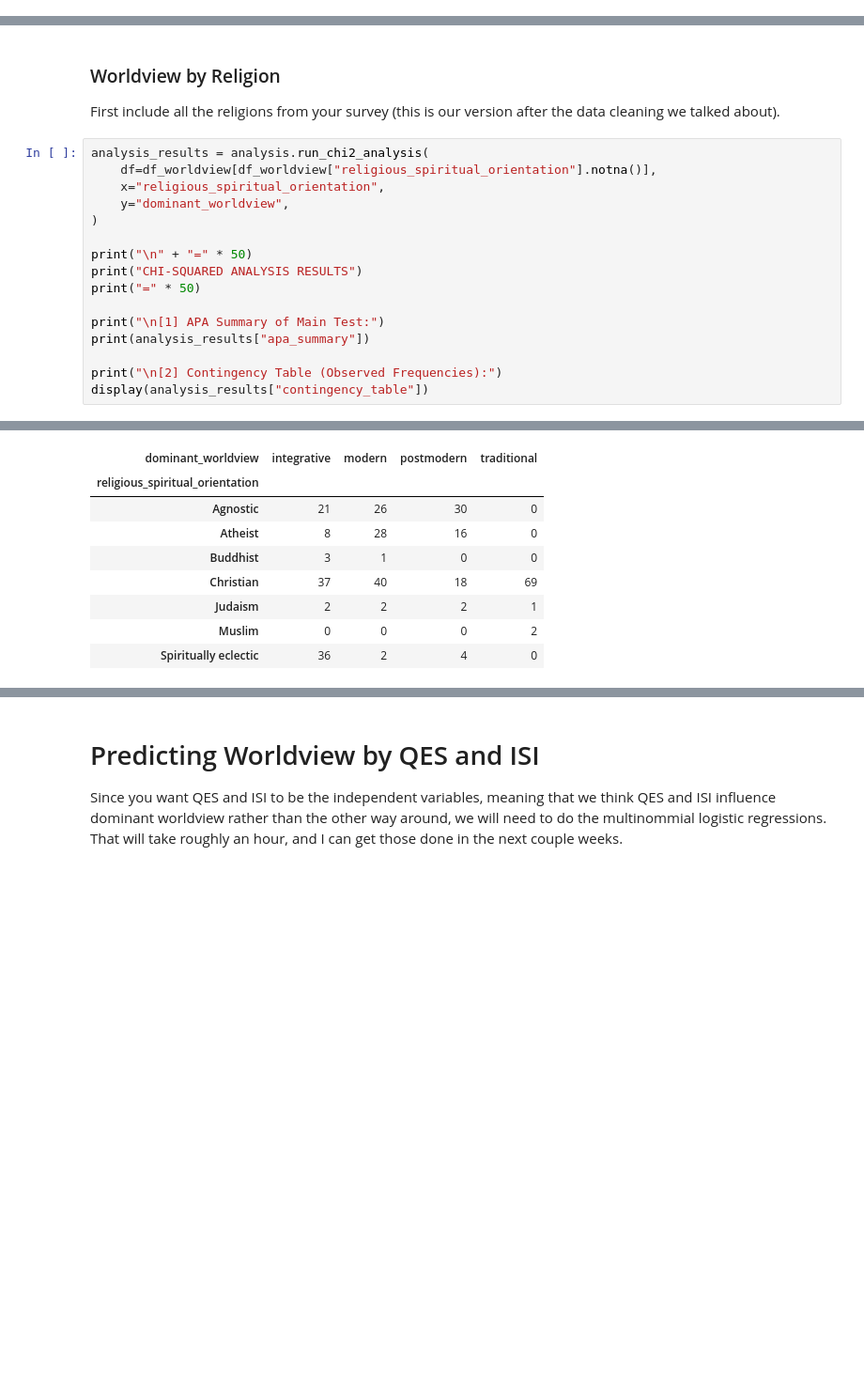
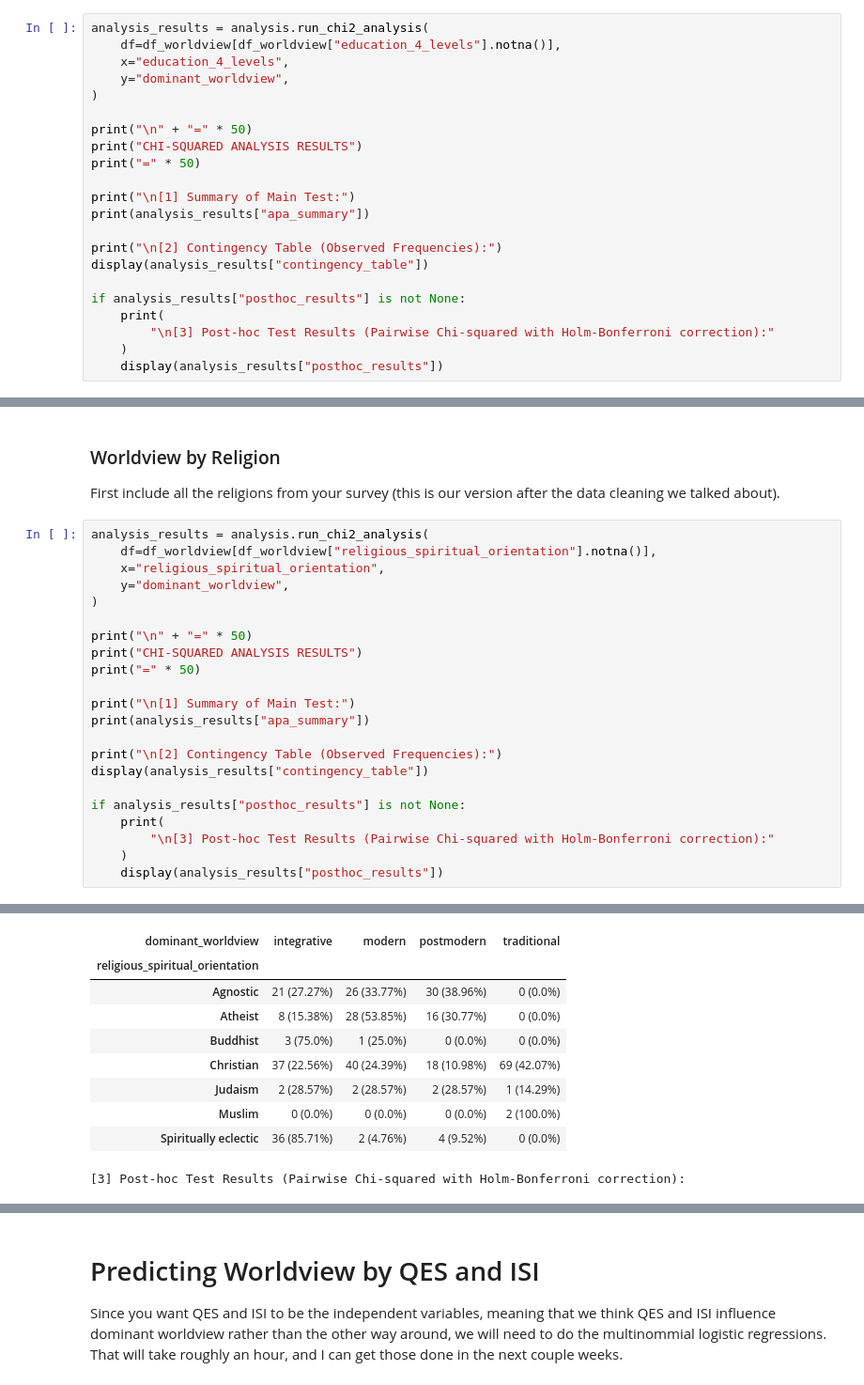
Before and after one commit to ReneeErnst/worldview-study, a Jupyter notebook: notebooks/analysis.ipynb, the cells around one changed output, grey strips where cells are left out. Shown: that part at 94% size. Drawn from its saved outputs; the diff is of its cells as text; blank space fills up the shorter version.

```diff
--- a/notebooks/analysis.ipynb
+++ b/notebooks/analysis.ipynb
@@ -845,0 +953,22 @@ Will need post hoc analysis on this as well.
+# %%
+analysis_results = analysis.run_chi2_analysis(
+    df=df_worldview[df_worldview["education_4_levels"].notna()],
+    x="education_4_levels",
+    y="dominant_worldview",
+)
+
+print("\n" + "=" * 50)
+print("CHI-SQUARED ANALYSIS RESULTS")
+print("=" * 50)
+
+print("\n[1] Summary of Main Test:")
+print(analysis_results["apa_summary"])
+
+print("\n[2] Contingency Table (Observed Frequencies):")
+display(analysis_results["contingency_table"])
+
+if analysis_results["posthoc_results"] is not None:
+    print(
+        "\n[3] Post-hoc Test Results (Pairwise Chi-squared with Holm-Bonferroni correction):"
+    )
+    display(analysis_results["posthoc_results"])
@@ -857,10 +1024,16 @@ print("\n" + "=" * 50)
 print("CHI-SQUARED ANALYSIS RESULTS")
 print("=" * 50)
 
-print("\n[1] APA Summary of Main Test:")
+print("\n[1] Summary of Main Test:")
 print(analysis_results["apa_summary"])
 
 print("\n[2] Contingency Table (Observed Frequencies):")
 display(analysis_results["contingency_table"])
+
+if analysis_results["posthoc_results"] is not None:
+    print(
+        "\n[3] Post-hoc Test Results (Pairwise Chi-squared with Holm-Bonferroni correction):"
+    )
+    display(analysis_results["posthoc_results"])
 # %% [output]
 Overall test was significant (p = 0.0000).
@@ -873,12 +1047,13 @@ CHI-SQUARED ANALYSIS RESULTS
 χ²(18, N = 348) = 180.50, p < .001, Cramer's V = 0.42
 
 [2] Contingency Table (Observed Frequencies):
 | dominant_worldview | integrative | modern | postmodern | traditional |
 | religious_spiritual_orientation |  |  |  |  |
-| Agnostic | 21 | 26 | 30 | 0 |
-| Atheist | 8 | 28 | 16 | 0 |
-| Buddhist | 3 | 1 | 0 | 0 |
-| Christian | 37 | 40 | 18 | 69 |
-| Judaism | 2 | 2 | 2 | 1 |
-| Muslim | 0 | 0 | 0 | 2 |
-| Spiritually eclectic | 36 | 2 | 4 | 0 |
+| Agnostic | 21 (27.27%) | 26 (33.77%) | 30 (38.96%) | 0 (0.0%) |
+| Atheist | 8 (15.38%) | 28 (53.85%) | 16 (30.77%) | 0 (0.0%) |
+| Buddhist | 3 (75.0%) | 1 (25.0%) | 0 (0.0%) | 0 (0.0%) |
+| Christian | 37 (22.56%) | 40 (24.39%) | 18 (10.98%) | 69 (42.07%) |
+| Judaism | 2 (28.57%) | 2 (28.57%) | 2 (28.57%) | 1 (14.29%) |
+| Muslim | 0 (0.0%) | 0 (0.0%) | 0 (0.0%) | 2 (100.0%) |
+| Spiritually eclectic | 36 (85.71%) | 2 (4.76%) | 4 (9.52%) | 0 (0.0%) |
+[3] Post-hoc Test Results (Pairwise Chi-squared with Holm-Bonferroni correction):
```
Also changed, not shown: parts of 57 cells of this notebook, 4 other files.
